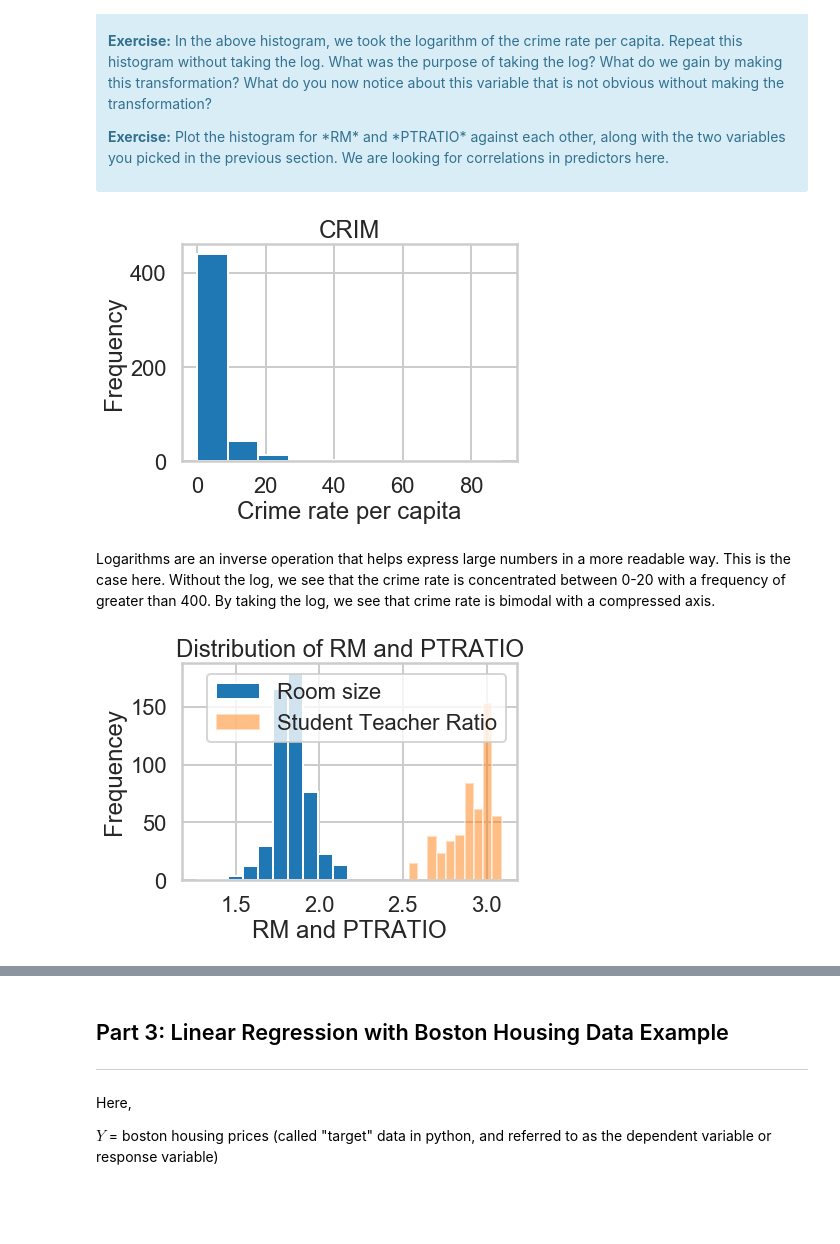
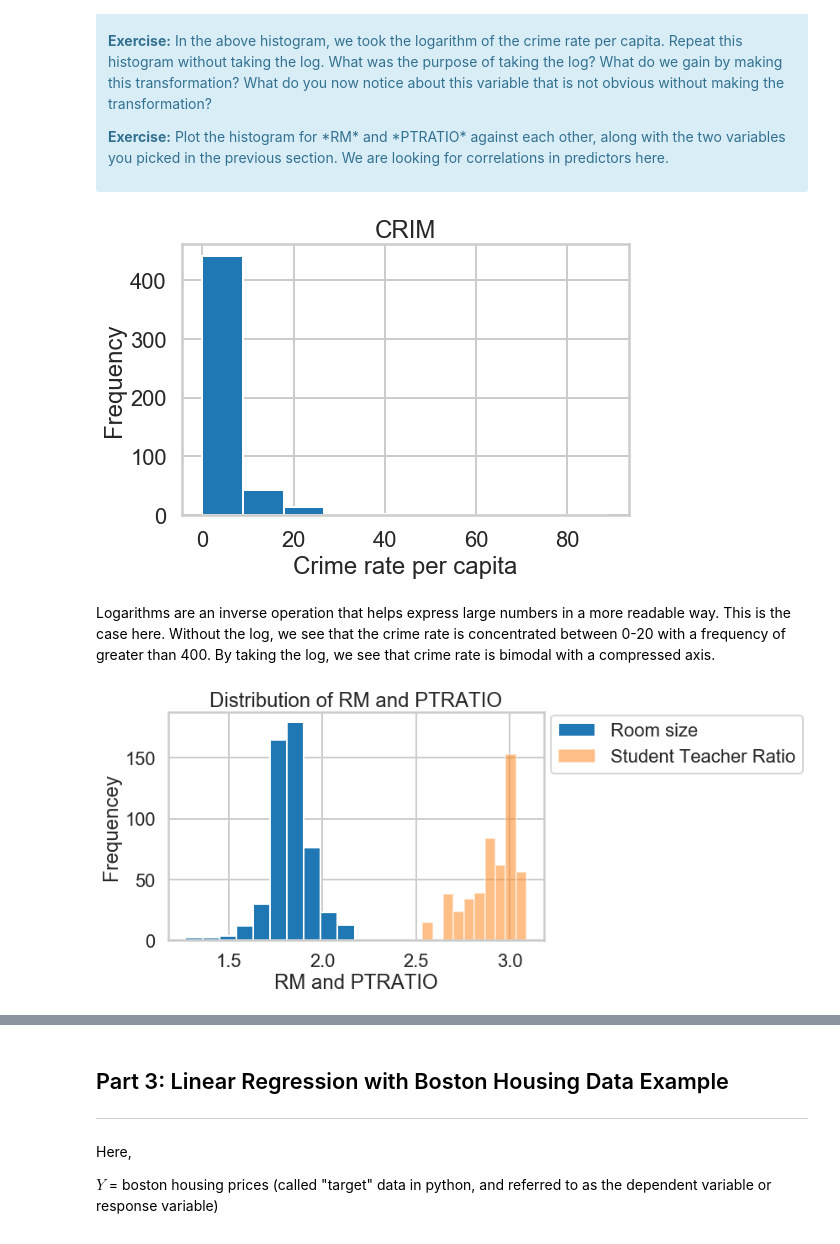
Before and after one commit to kuevho/boston_linear_regression, a Jupyter notebook: Mini_Project_Linear_Regression.ipynb, the cells around one changed output, grey strips where cells are left out. Cells and saved outputs as stored; diff of their text form; code cells hidden in the pictures; blank space fills up the shorter version.

Commit message:
updated graphs

```diff
--- a/Mini_Project_Linear_Regression.ipynb
+++ b/Mini_Project_Linear_Regression.ipynb
@@ -28,6 +28,7 @@ import seaborn as sns
 
 # special matplotlib argument for improved plots
 from matplotlib import rcParams
+rcParams['figure.figsize'] = 8,5
 sns.set_style("whitegrid")
 sns.set_context("poster")
 # %% [markdown]
@@ -385,19 +387,19 @@ plt.xlabel("Crime rate per capita")
 plt.ylabel("Frequency")
 plt.show()
 # %% [output]
-[figure, old version]
+[figure, new version]
 # %% [markdown]
 Logarithms are an inverse operation that helps express large numbers in a more readable way. This is the case here. Without the log, we see that the crime rate is concentrated between 0-20 with a frequency of greater than 400. By taking the log, we see that crime rate is bimodal with a compressed axis.
 # %%
 plt.hist(np.log(bos.RM), label='Room size')
 plt.hist(np.log(bos.PTRATIO), alpha=0.5, label='Student Teacher Ratio')
 plt.title('Distribution of RM and PTRATIO')
-plt.legend()
+plt.legend(bbox_to_anchor=(1.01, 1), loc=2, borderaxespad=0.2)
 plt.xlabel("RM and PTRATIO")
 plt.ylabel("Frequencey")
 plt.show()
 # %% [output]
-[figure, old version]
+[figure, new version]
 # %%
 plt.hist(np.log(bos.LSTAT), label='Lower Status')
 plt.hist(np.log(bos.TAX), alpha=0.5, label='Property Tax')
```
Also changed, not shown: parts of 20 cells of this notebook.
